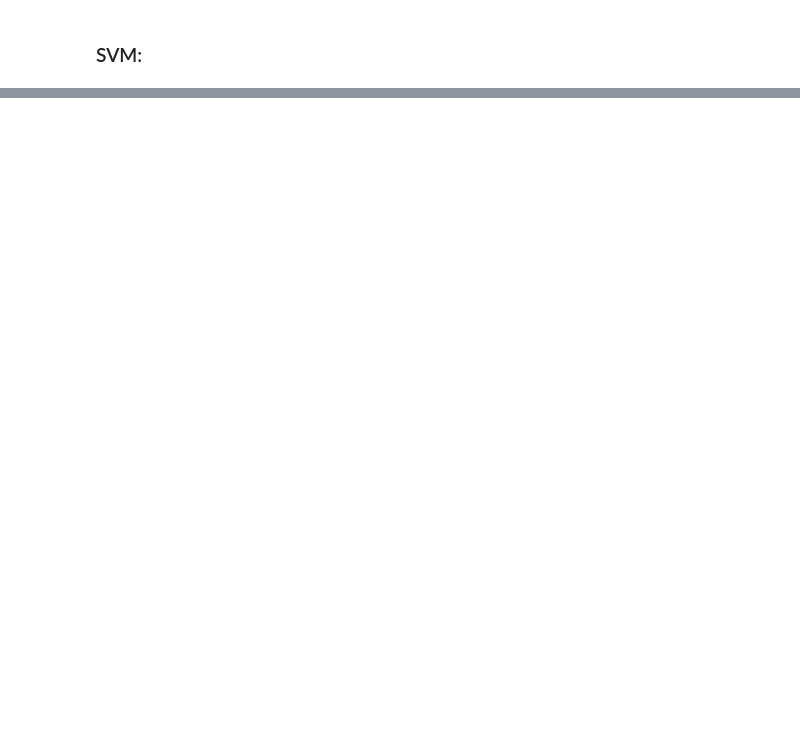
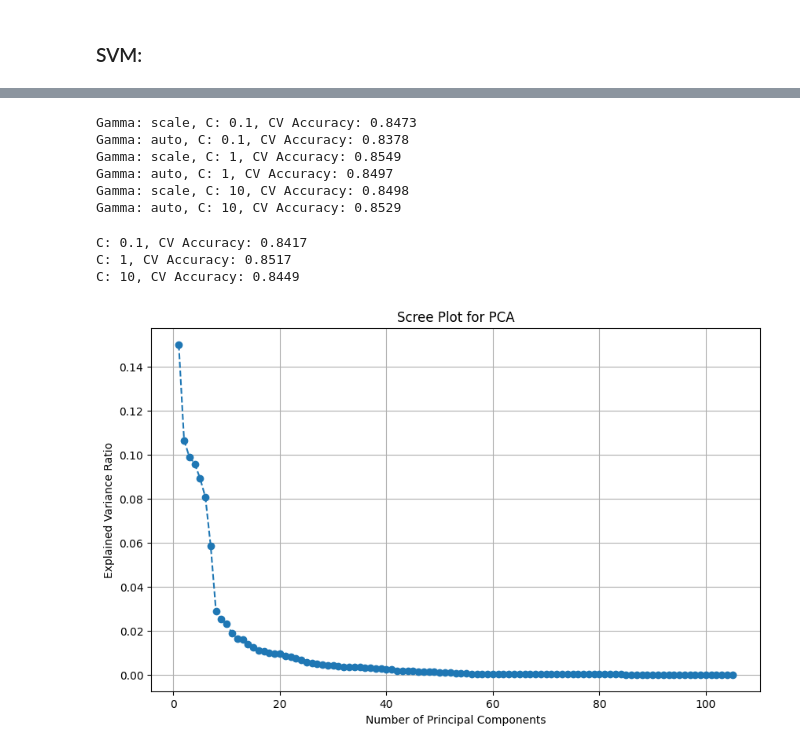
Before and after one commit to benmikeand/DASC41103_projects_team2, a Jupyter notebook: projects/project_1/code/logistic_svm.ipynb, the cells around one changed output, grey strips where cells are left out. Drawn from its saved outputs; the diff is of its cells as text; code cells hidden in the pictures; blank space fills up the shorter version.

```diff
--- a/projects/project_1/code/logistic_svm.ipynb
+++ b/projects/project_1/code/logistic_svm.ipynb
@@ -721,15 +533,0 @@ Confusion Matrix:
-# %%
-# Perform PCA without assuming a fixed number of components
-# By default, PCA will compute all n_features components.
-pca = PCA()
-pca.fit(X_train) # this is on x train to compare performance
-
-plt.figure(figsize=(10, 6))
-explained_variance_ratio = pca.explained_variance_ratio_
-components = range(1, len(explained_variance_ratio) + 1)
-plt.plot(components, explained_variance_ratio, marker='o', linestyle='--')
-plt.xlabel('Number of Principal Components')
-plt.ylabel('Explained Variance Ratio')
-plt.title('Scree Plot for PCA')
-plt.grid(True)
-plt.show()
@@ -875,0 +553,54 @@ ValueError: Classification metrics can't handle a mix of multiclass-multioutput
+# %%
+# rbf kernel CV loop
+
+C_list = [0.1, 1, 10]
+gamma_list = ['scale', 'auto']
+
+for C in C_list:
+    for gamma in gamma_list:
+        model = SVC(kernel = 'rbf', C = C, gamma = gamma)
+
+        # Perform 5-fold cross-validation
+        scores = cross_val_score(model, X_train[feature_cols].values, y_train['class'].values, cv=3, scoring='accuracy')
+
+        print(f"Gamma: {gamma}, C: {C}, CV Accuracy: {np.mean(scores):.4f}")
+# %% [output]
+Gamma: scale, C: 0.1, CV Accuracy: 0.8473
+Gamma: auto, C: 0.1, CV Accuracy: 0.8378
+Gamma: scale, C: 1, CV Accuracy: 0.8549
+Gamma: auto, C: 1, CV Accuracy: 0.8497
+Gamma: scale, C: 10, CV Accuracy: 0.8498
+Gamma: auto, C: 10, CV Accuracy: 0.8529
+# %%
+# poly kernel CV loop
+
+C_list = [0.1, 1, 10]
+
+for C in C_list:
+    model = SVC(kernel = 'poly', C = C, gamma = 'scale')
+
+    # Perform 5-fold cross-validation
+    scores = cross_val_score(model, X_train[feature_cols].values, y_train['class'].values, cv=3, scoring='accuracy')
+
+    print(f"C: {C}, CV Accuracy: {np.mean(scores):.4f}")
+# %% [output]
+C: 0.1, CV Accuracy: 0.8417
+C: 1, CV Accuracy: 0.8517
+C: 10, CV Accuracy: 0.8449
+# %%
+# Perform PCA without assuming a fixed number of components
+# By default, PCA will compute all n_features components.
+pca = PCA()
+pca.fit(X_train[feature_cols]) # this is on x train to compare performance
+
+plt.figure(figsize=(10, 6))
+explained_variance_ratio = pca.explained_variance_ratio_
+components = range(1, len(explained_variance_ratio) + 1)
+plt.plot(components, explained_variance_ratio, marker='o', linestyle='--')
+plt.xlabel('Number of Principal Components')
+plt.ylabel('Explained Variance Ratio')
+plt.title('Scree Plot for PCA')
+plt.grid(True)
+plt.show()
+# %% [output]
+[figure, added]
```
Also changed, not shown: parts of 40 cells of this notebook.
